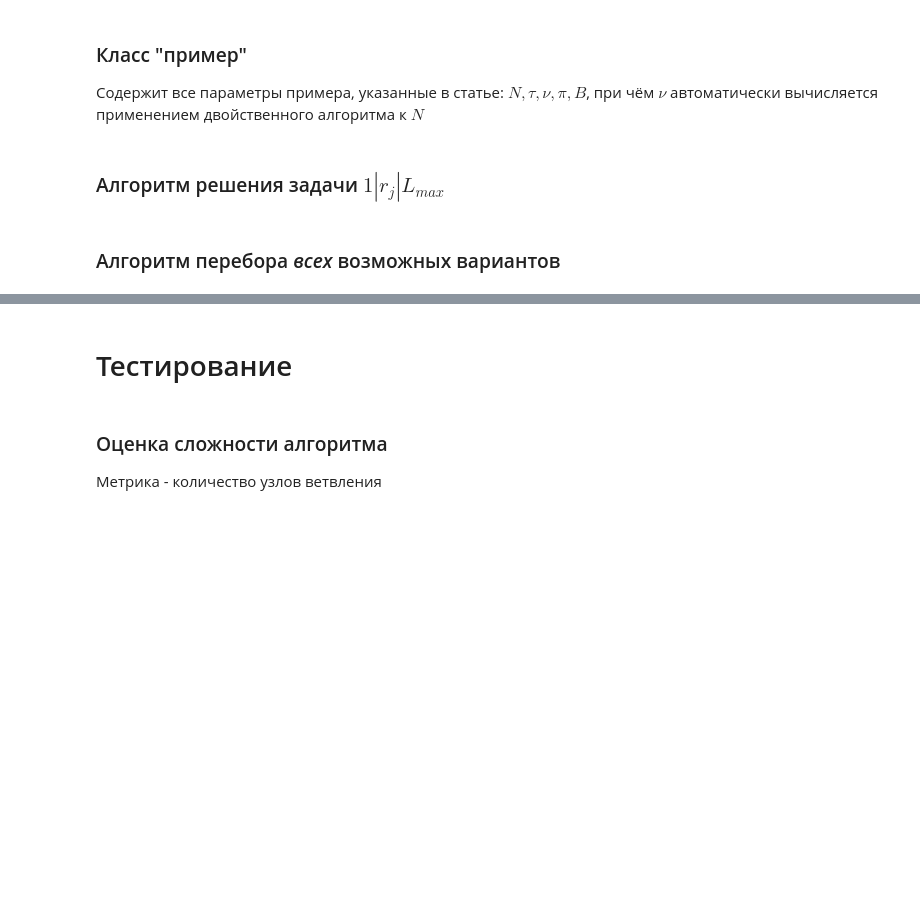
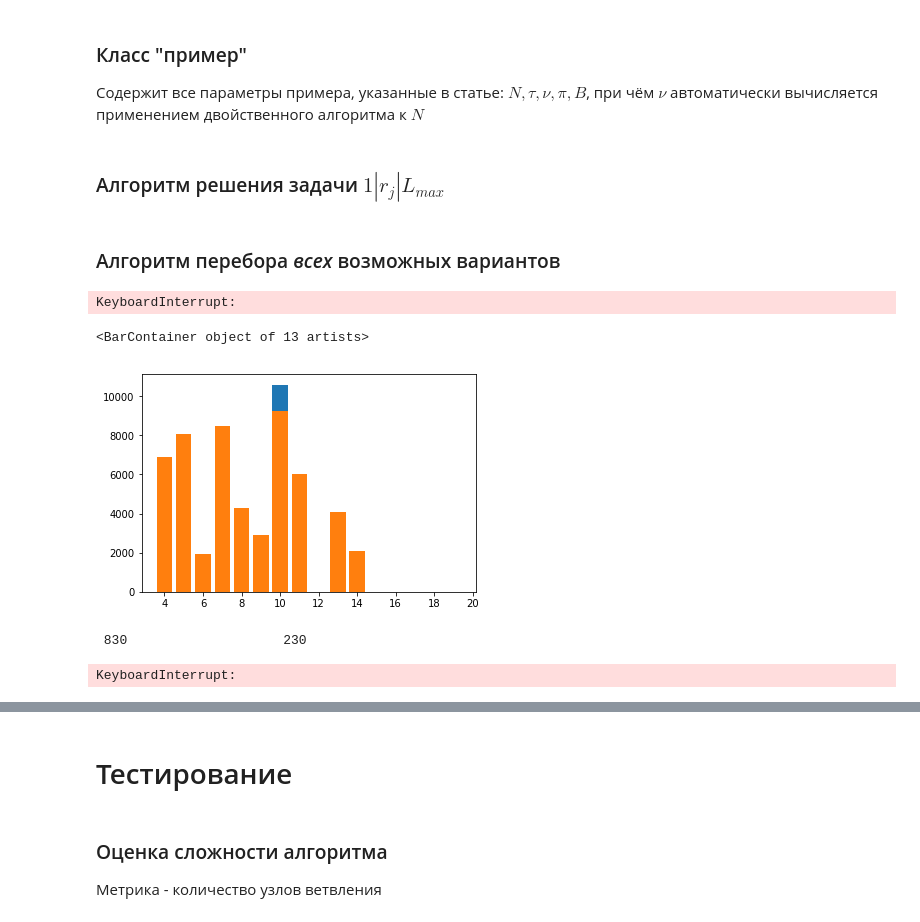
Before and after one commit to andtun/schedules, a Jupyter notebook: LMax.ipynb, the cells around one changed output, grey strips where cells are left out. Cells and saved outputs as stored; diff of their text form; code cells hidden in the pictures; blank space fills up the shorter version.

Commit message:
freq testing start

```diff
--- a/LMax.ipynb
+++ b/LMax.ipynb
@@ -18,3 +22,5 @@ def parse_str(s):
     s = np.array(s.replace(',', ' ').split(), dtype=int)
     s = s.reshape((len(s)//3, 3))
     return s
+# %%
+a = np.random.normal(100, 40, size=(100,))
@@ -105,7 +133,7 @@ def dual(N, tau, B):
     pi_r.remove(B)
     pi_r.timeshift(tau)
     pi_r.sort()
-    bestC = pi_r.C()
+    bestC = pi_r.L_max()
     bestI = 0
     # todo: set the condition
     if True:
@@ -116,9 +144,9 @@ def dual(N, tau, B):
                 i_l = pi_k.pop(np.argmin(pi_k.array, axis=0)[0])
                 pi_k.insert(pi_k.length(), i_k)
                 pi_k.insert(0, i_l)
-                C_k = pi_k.C()
+                C_k = pi_k.L_max()
                 if C_k < bestC:
-                    print("CH!")
+                    #print("CH!")
                     bestC = C_k
                     bestI = k
         return bestC + tau, bestI
@@ -170,7 +198,7 @@ def main(N, tau=0):
         #    return Schedule([]), -1
         index, instance = min(
             enumerate(instances),
-            key=lambda x: max(x[1].nu, x[1].pi.L_max()) - x[1].pi.length()/N.length()/10
+            key=lambda x: max(x[1].nu, x[1].pi.L_max())# - x[1].pi.length()/N.length()/10
         )
         f = instance.best_job()
         instances.pop(index)
@@ -198,9 +226,11 @@ def main(N, tau=0):
             i2 = Instance(N2, tau2, pi2, B2)
 
             instances += [i1, i2]
+
             c += 1
             #pi1.show()
             if pi1.length() == N.length():
+
                 if pi1.L_max(tau) < bestPi.L_max(tau):
                     bestPi = pi1.copy()
             instances = [i for i in instances
@@ -209,6 +239,35 @@ def main(N, tau=0):
     return bestPi, c
 # %% [markdown]
 ### Алгоритм перебора *всех* возможных вариантов
+# %%
+for size in range(6, 8):
+    results = {}
+    for i in range(100000):
+        s = Schedule(size)
+        bp, c = main(s)
+        if c not in results.keys():
+            results[c] = 1
+        else:
+            results[c] += 1
+        if (i+1) % 200 == 0:
+            plt.title("Количество точек ветвления для %s примеров размерности %s" % (i+1, size))
+            plt.xlabel("Счётчик")
+            plt.ylabel("Частота")
+            plt.grid(axis='y')
+            plt.bar(results.keys(), results.values(), width=1)
+            plt.show()
+            clear_output(wait=True)
+    with open('freq%s.json' % size, 'w') as f:
+        json.dump(results, f)
+    plt.savefig('freq%s.png' % size, dpi=300)
+# %% [output]
+KeyboardInterrupt:
+# %%
+plt.bar(results.keys(), results.values())
+plt.bar(results.keys(), 1000*np.log(np.array(list(results.values()))))
+# %% [output]
+<BarContainer object of 13 artists>
+[figure, added]
 # %%
 def bruteforce(S, tau=0):
     N = np.copy(S.array)
@@ -220,3 +279,18 @@ def bruteforce(S, tau=0):
             best_L = L
             best_S = p
     return Schedule(best_S)
+# %%
+bL, mL = 0, 0
+counter = 0
+while bL == mL:
+    s = Schedule(4)
+    b = bruteforce(s)
+    m, c = main(s)
+    bL = b.L_max()
+    mL = m.L_max()
+    #m.show()
+    counter += 1
+    if counter % 10 == 0: print('\r', counter, end='\t \t \t')
+# %% [output]
+ 830                    230
+KeyboardInterrupt:
```
Also changed, not shown: parts of 11 cells of this notebook.
